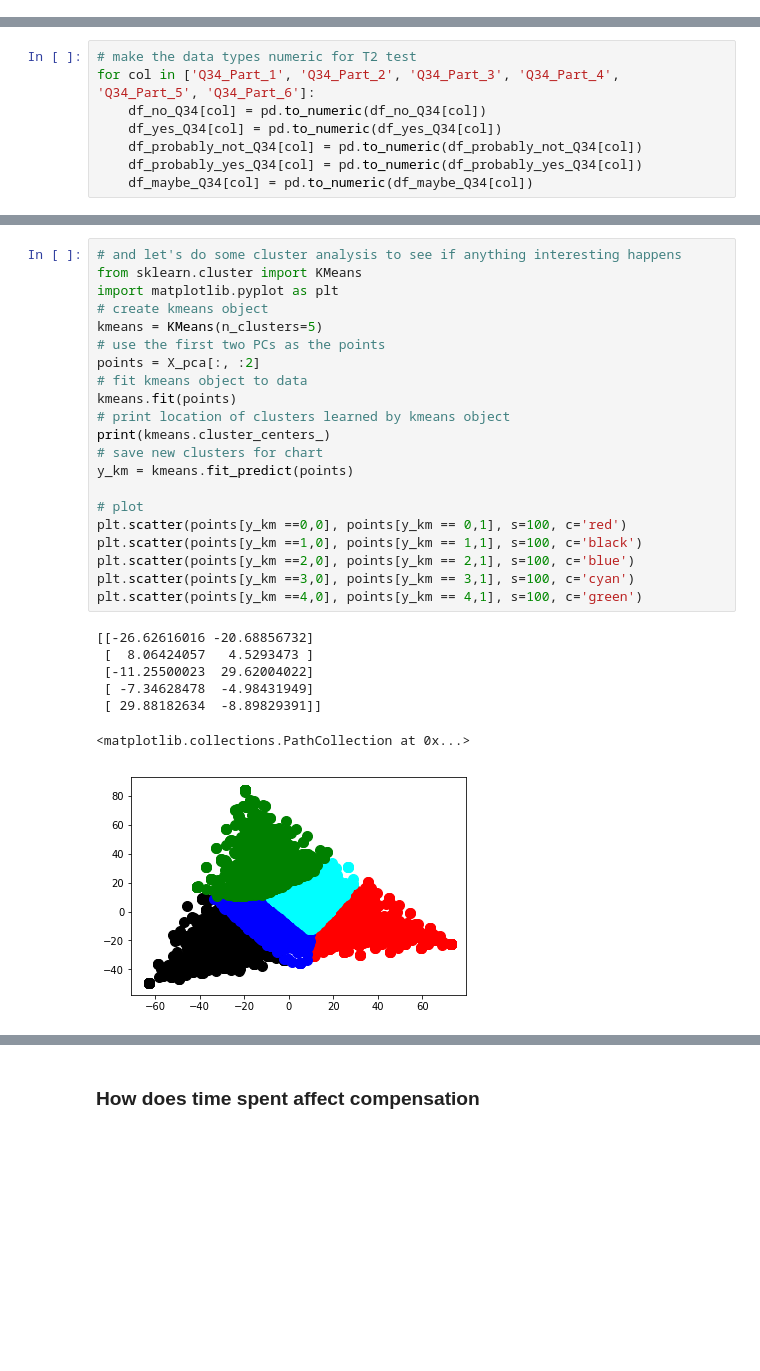
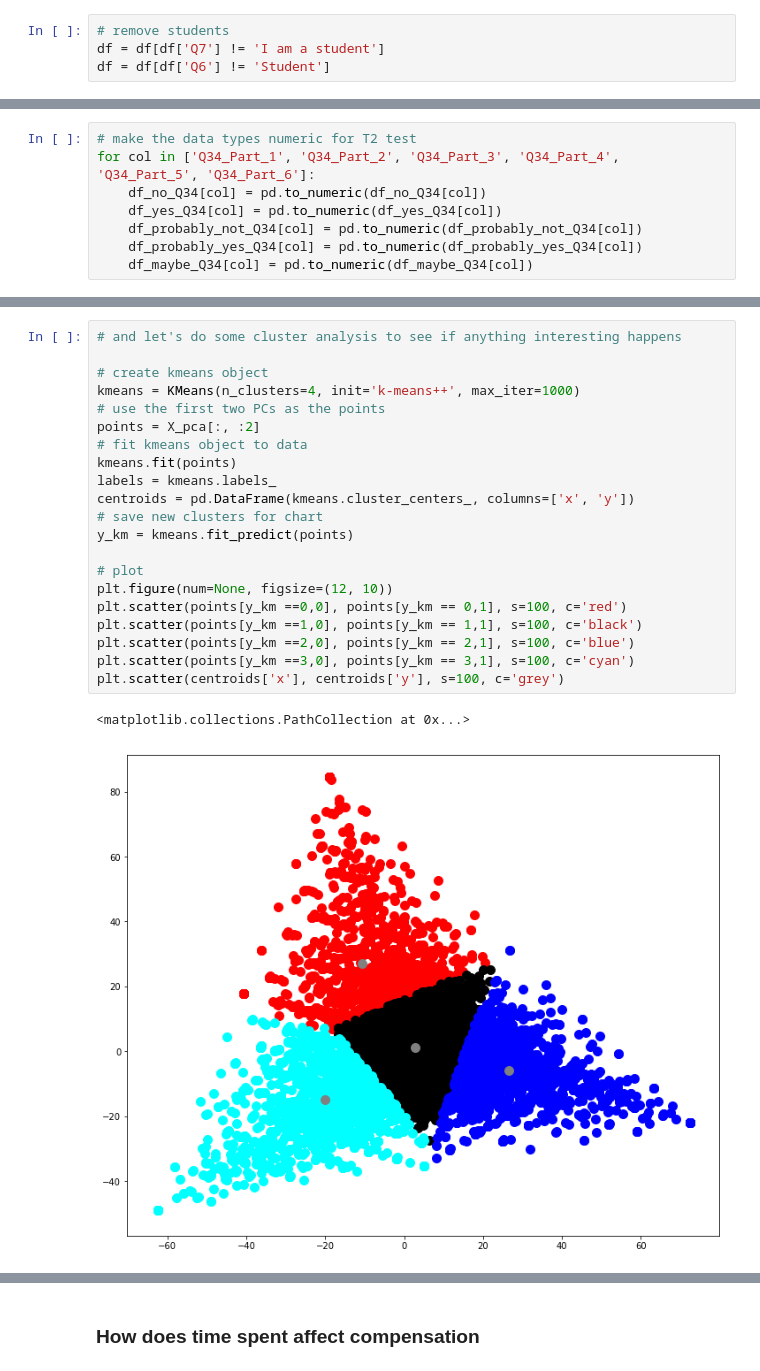
Before and after one commit to LISHarvard/what-is-a-data-scientist, a Jupyter notebook: time_use_comparison.ipynb, the cells around one changed output, grey strips where cells are left out. Cells and saved outputs as stored; diff of their text form; blank space fills up the shorter version.

```diff
--- a/time_use_comparison.ipynb
+++ b/time_use_comparison.ipynb
@@ -54,3 +50,7 @@ array(['Do you consider yourself to be a data scientist?', 'Maybe',
+# %%
+# remove students
+df = df[df['Q7'] != 'I am a student']
+df = df[df['Q6'] != 'Student']
 # %%
 # Are you a data scientist?
 df_yes = df[df['Q26'] == 'Definitely yes']
@@ -386,29 +400,24 @@ show(p_orig)
 # %%
 # and let's do some cluster analysis to see if anything interesting happens
-from sklearn.cluster import KMeans
-import matplotlib.pyplot as plt
+
 # create kmeans object
-kmeans = KMeans(n_clusters=5)
+kmeans = KMeans(n_clusters=4, init='k-means++', max_iter=1000)
 # use the first two PCs as the points
 points = X_pca[:, :2]
 # fit kmeans object to data
 kmeans.fit(points)
-# print location of clusters learned by kmeans object
-print(kmeans.cluster_centers_)
+labels = kmeans.labels_
+centroids = pd.DataFrame(kmeans.cluster_centers_, columns=['x', 'y'])
 # save new clusters for chart
 y_km = kmeans.fit_predict(points)
 
 # plot
+plt.figure(num=None, figsize=(12, 10))
 plt.scatter(points[y_km ==0,0], points[y_km == 0,1], s=100, c='red')
 plt.scatter(points[y_km ==1,0], points[y_km == 1,1], s=100, c='black')
 plt.scatter(points[y_km ==2,0], points[y_km == 2,1], s=100, c='blue')
 plt.scatter(points[y_km ==3,0], points[y_km == 3,1], s=100, c='cyan')
-plt.scatter(points[y_km ==4,0], points[y_km == 4,1], s=100, c='green')
+plt.scatter(centroids['x'], centroids['y'], s=100, c='grey')
 # %% [output]
-[[-26.62616016 -20.68856732]
- [  8.06424057   4.5293473 ]
- [-11.25500023  29.62004022]
- [ -7.34628478  -4.98431949]
- [ 29.88182634  -8.89829391]]
+<matplotlib.collections.PathCollection at 0x...>
-<matplotlib.collections.PathCollection at 0x...>
-[figure, old version]
+[figure, new version]
```
Also changed, not shown: parts of 36 cells of this notebook, 1 other file.
